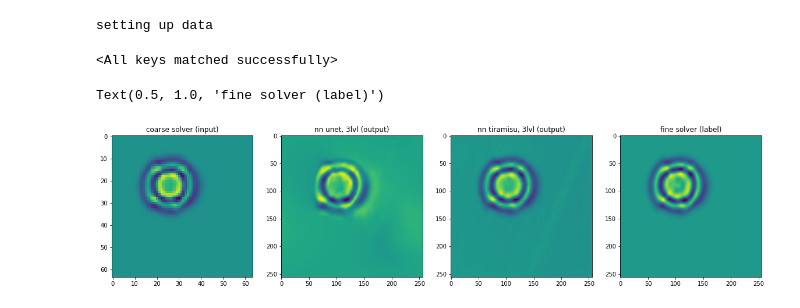
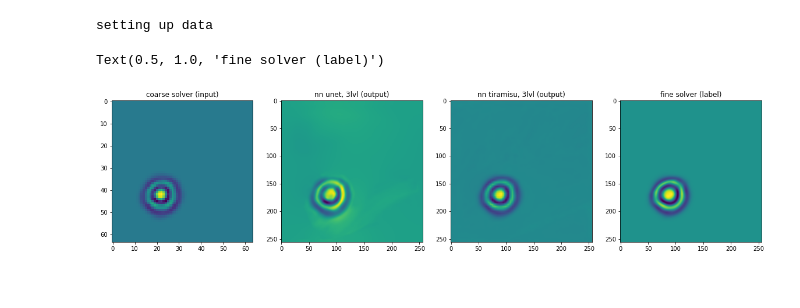
Before and after one commit to utkaiser/masterthesis_code, a Jupyter notebook: analysis/wave_field_reproduction.ipynb, the cells around one changed output. Saved outputs shown, nothing was run; the diff lists cells and outputs as text; code cells hidden in the pictures.

Commit message:
first analysis results run_1

```diff
--- a/analysis/wave_field_reproduction.ipynb
+++ b/analysis/wave_field_reproduction.ipynb
@@ -11,41 +17,44 @@ data_paths = ['../data/training_data_12.npz']
 train_loaders = fetch_data(data_paths, batchsize=1, shuffle=False)
 # %% [output]
 setting up data
-# %%
-from models.tiramisu import FCDenseNet
-
-model_tir = FCDenseNet().double()
-load_model("../results/run_1/saved_model_tiramisu4.pt", model_tir)
-# %% [output]
-<All keys matched successfully>
 # %%
+#getting one specific image
 for train_loader in train_loaders:
     for i, data in enumerate(train_loader):
-        if i == 802:
+        if i == 1: #802
             inputs, labels = data[0], data[1]
             outputs_unet = model_unet(inputs)
             output_tiramisu = model_tir(inputs)
             break
 # %%
+# compare physical components for single image
+
 from mounted.WaveUtil import WaveSol_from_EnergyComponent
 from skimage.transform import resize
 
-l = [inputs[0], outputs_unet[0], output_tiramisu[0], labels[0]]
+l = [
+    inputs[0], # wave energy component coarse solver (inputs),
+    outputs_unet[0], # wave energy component enhanced through unet
+    output_tiramisu[0], # wave energy component enhanced through unet
+    labels[0] # # wave energy component fine solver (label)
+]
 f, ax = plt.subplots(1,4)
 f.set_figheight(20)
 f.set_figwidth(20)
 d = inputs[0][3,:,:].detach().numpy()
-d2 = resize(d,(256,256))
+d2 = resize(d,(256,256)) # have it to same resolution as output img
+
 for i, img in enumerate(l):
     if i != 0:
         d = d2
     a,b,c = img[0,:,:].detach().numpy(), img[1,:,:].detach().numpy(), img[2,:,:].detach().numpy()
-    res = WaveSol_from_EnergyComponent(a,b,c,d, .1, 0)
+    res = WaveSol_from_EnergyComponent(a,b,c,d, .1, 0) # capital lambda dagger
     ax[i].imshow(res[0])
+
 ax[0].set_title('coarse solver (input)')
 ax[1].set_title('nn unet, 3lvl (output)')
 ax[2].set_title('nn tiramisu, 3lvl (output)')
 ax[3].set_title('fine solver (label)')
 # %% [output]
 Text(0.5, 1.0, 'fine solver (label)')
-[figure, old version]
+[figure, new version]
```
Also changed, not shown: parts of 3 cells of this notebook, 2 other files.
